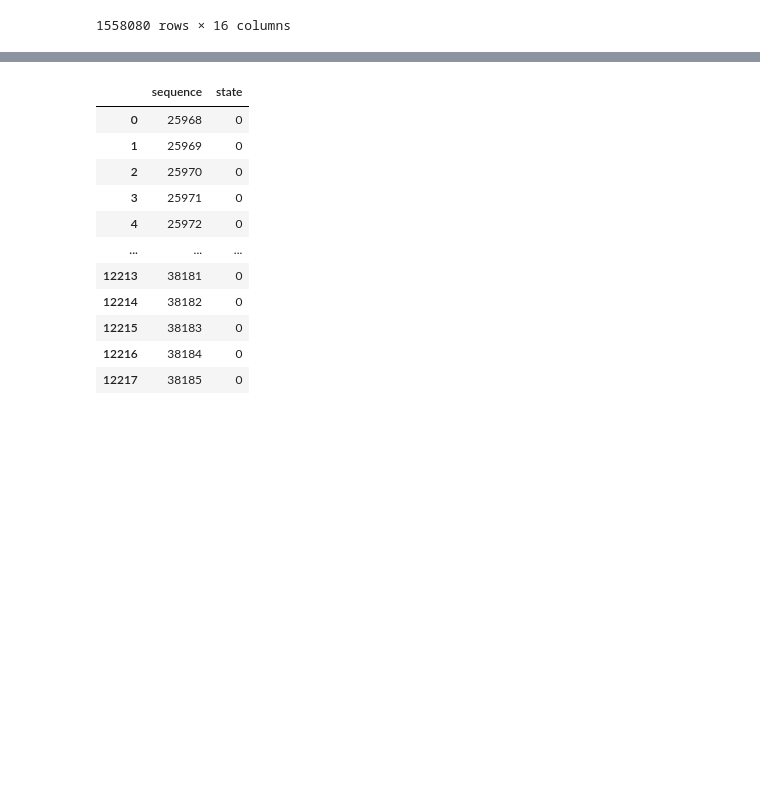
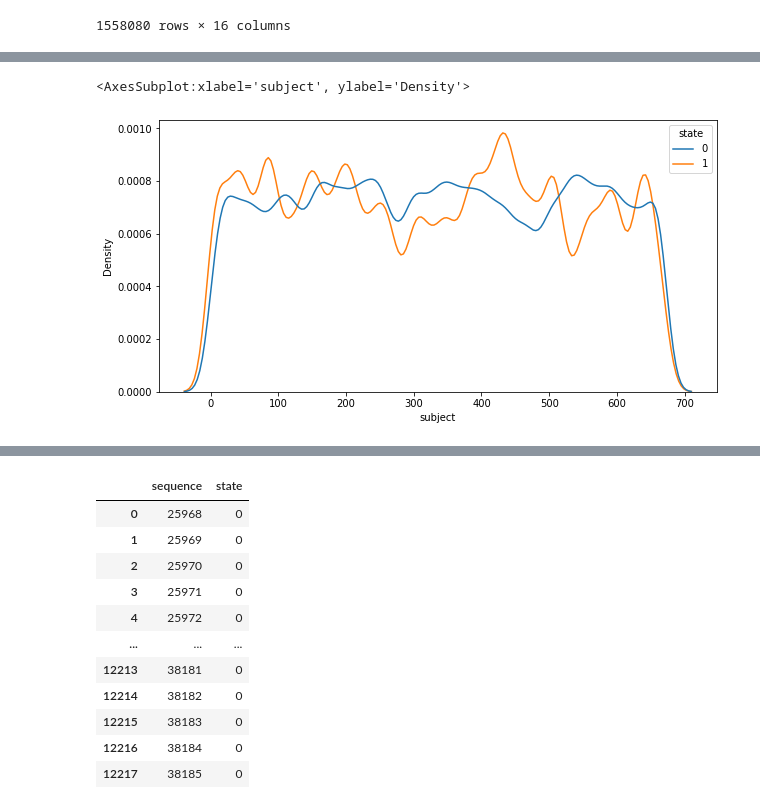
Before and after one commit to tathagatsathe/kaggle, a Jupyter notebook: Tabular Playground Series - Apr 2022.ipynb, the cells around one changed output, grey strips where cells are left out. Drawn from its saved outputs; the diff is of its cells as text; code cells hidden in the pictures; blank space fills up the shorter version.

```diff
--- a/Tabular Playground Series - Apr 2022.ipynb
+++ b/Tabular Playground Series - Apr 2022.ipynb
@@ -64,0 +84,6 @@ df = pd.merge(df,labels,on='sequence',how='left')
+# %%
+plt.figure(figsize=(10,5))
+sns.kdeplot(x='subject',hue='state',data=df)
+# %% [output]
+<AxesSubplot:xlabel='subject', ylabel='Density'>
+[figure, added]
```
Also changed, not shown: parts of 20 cells of this notebook.
